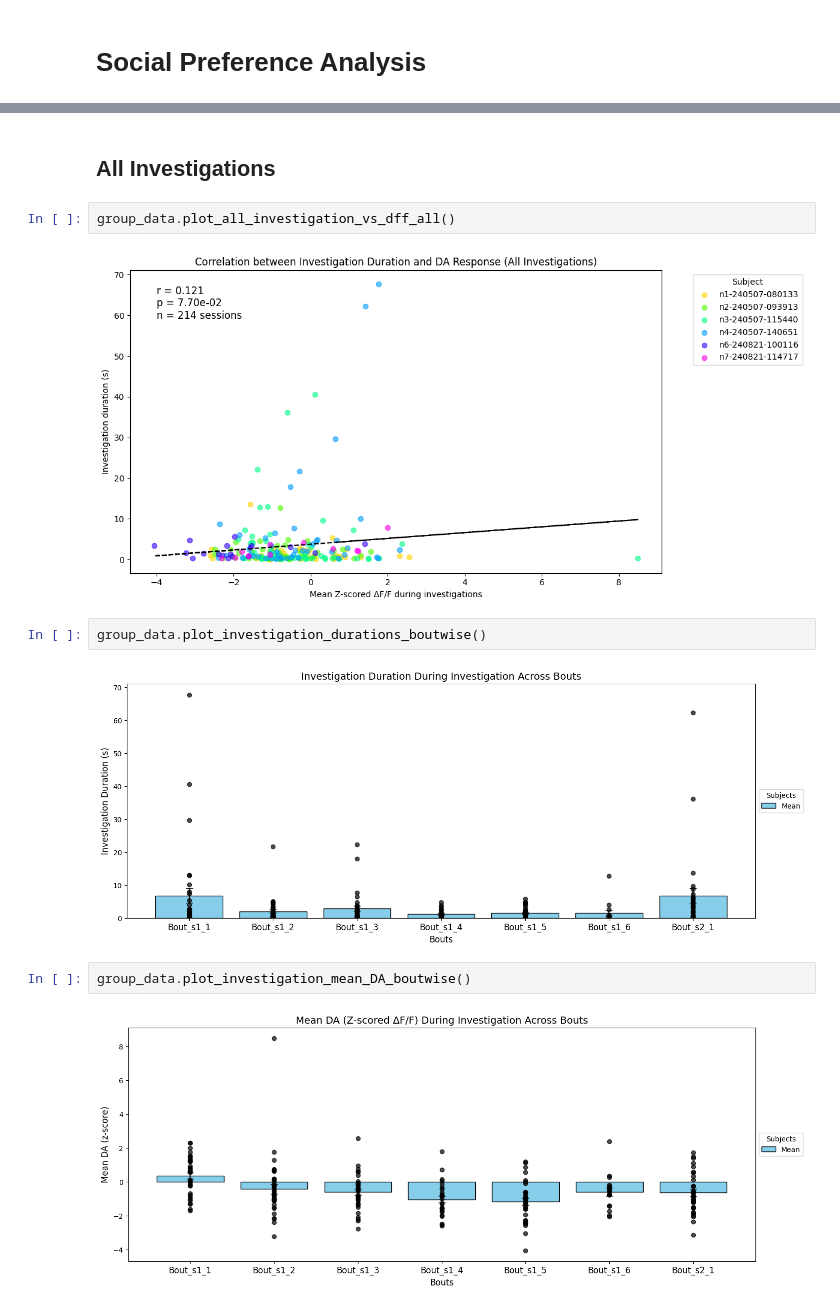
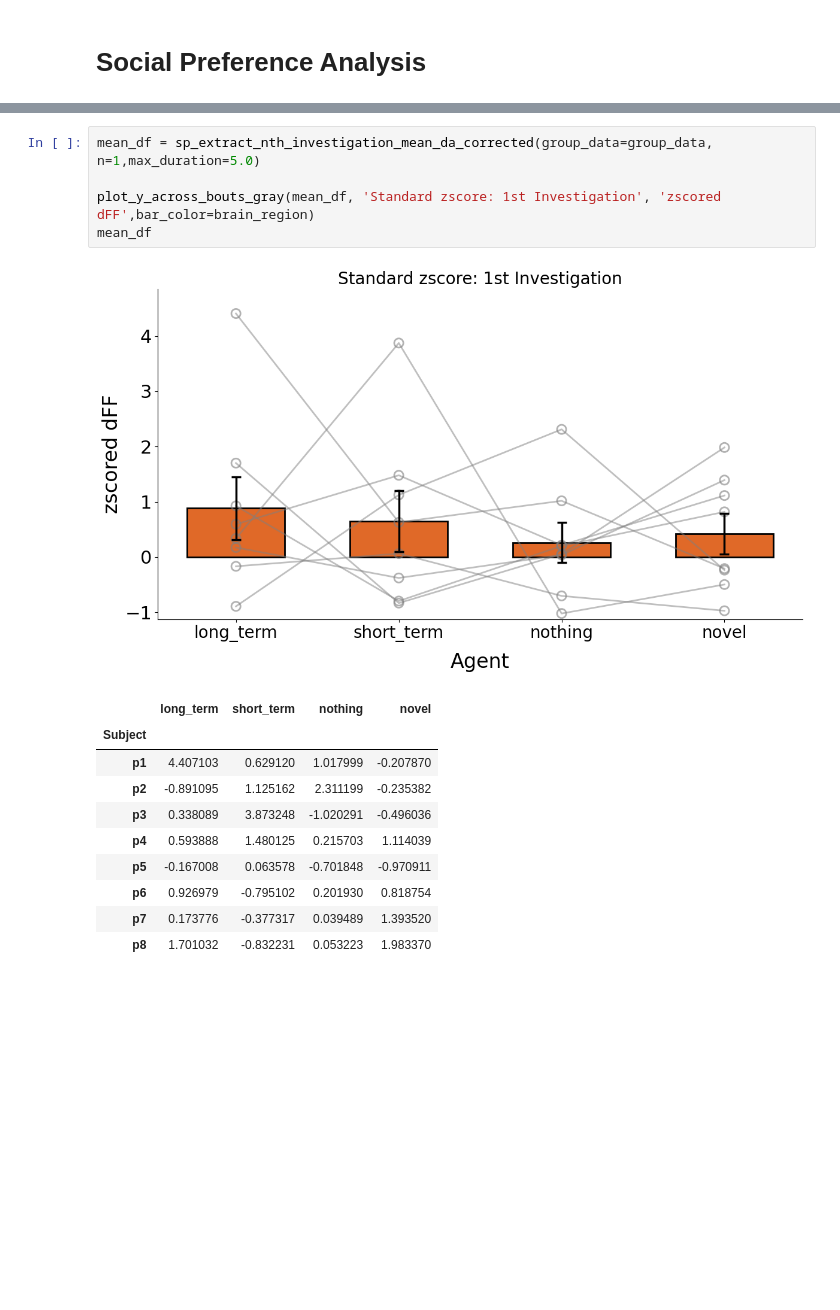
Before and after one commit to AlbertLeei/PCLAB_Photometry, a Jupyter notebook: P2_Code/social_pref/social_pref_analysis.ipynb, the cells around one changed output, grey strips where cells are left out. Cells and saved outputs as stored; diff of their text form; blank space fills up the shorter version.

```diff
--- a/P2_Code/social_pref/social_pref_analysis.ipynb
+++ b/P2_Code/social_pref/social_pref_analysis.ipynb
@@ -146,14 +80,17 @@ plt.show()
-# %% [markdown]
-## All Investigations
-# %%
-group_data.plot_all_investigation_vs_dff_all()
-# %% [output]
-[figure, removed]
-# %%
-group_data.plot_investigation_durations_boutwise()
-# %% [output]
-[figure, removed]
-# %%
-group_data.plot_investigation_mean_DA_boutwise()
-# %% [output]
-[figure, removed]
+# %%
+mean_df = sp_extract_nth_investigation_mean_da_corrected(group_data=group_data, n=1,max_duration=5.0)
+
+plot_y_across_bouts_gray(mean_df, 'Standard zscore: 1st Investigation', 'zscored dFF',bar_color=brain_region)
+mean_df
+# %% [output]
+[figure, added]
+|  | long_term | short_term | nothing | novel |
+| Subject |  |  |  |  |
+| p1 | 4.407103 | 0.629120 | 1.017999 | -0.207870 |
+| p2 | -0.891095 | 1.125162 | 2.311199 | -0.235382 |
+| p3 | 0.338089 | 3.873248 | -1.020291 | -0.496036 |
+| p4 | 0.593888 | 1.480125 | 0.215703 | 1.114039 |
+| p5 | -0.167008 | 0.063578 | -0.701848 | -0.970911 |
+| p6 | 0.926979 | -0.795102 | 0.201930 | 0.818754 |
+| p7 | 0.173776 | -0.377317 | 0.039489 | 1.393520 |
+| p8 | 1.701032 | -0.832231 | 0.053223 | 1.983370 |
```
Also changed, not shown: parts of 12 cells of this notebook, 9 other files.
